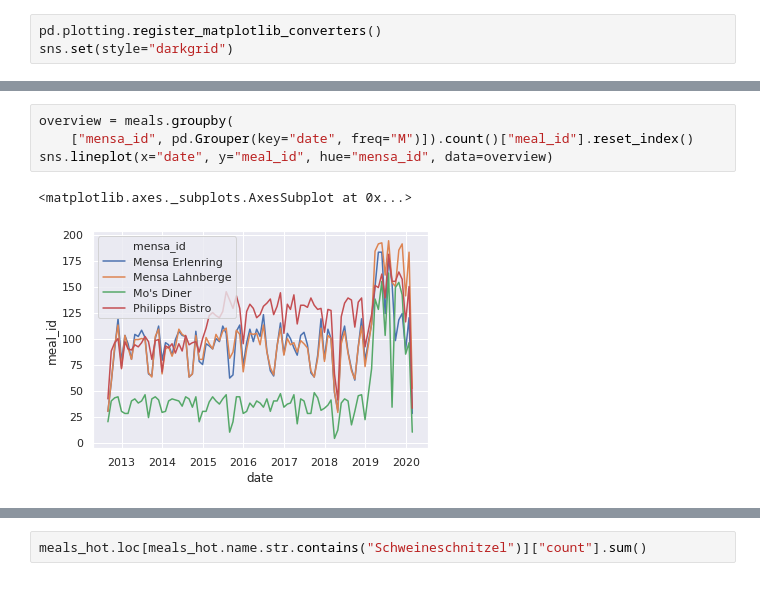
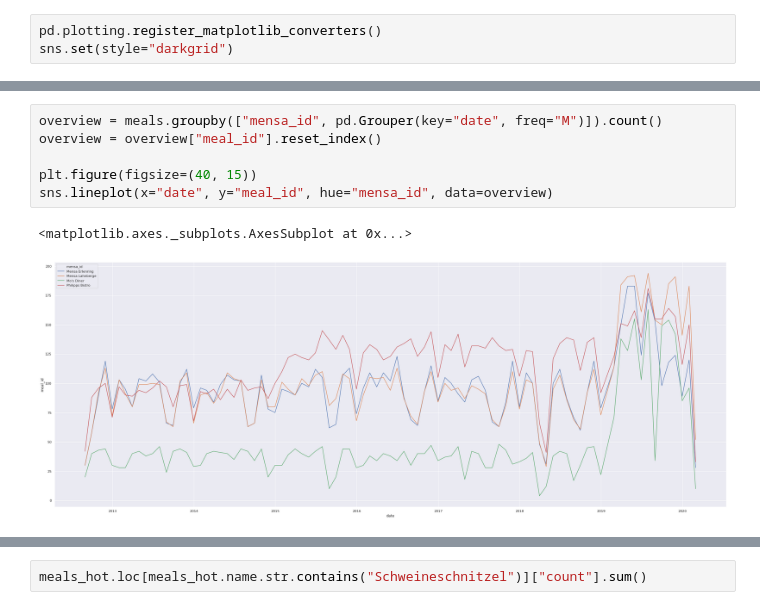
Before and after one commit to oxzi/about-mensa-mr, a Jupyter notebook: mensa_prices.ipynb, the cells around one changed output, grey strips where cells are left out. Cells and saved outputs as stored; diff of their text form.

```diff
--- a/mensa_prices.ipynb
+++ b/mensa_prices.ipynb
@@ -34,9 +41,11 @@ for old, new in category_aliases:
 # %%
-overview = meals.groupby(
-    ["mensa_id", pd.Grouper(key="date", freq="M")]).count()["meal_id"].reset_index()
+overview = meals.groupby(["mensa_id", pd.Grouper(key="date", freq="M")]).count()
+overview = overview["meal_id"].reset_index()
+
+plt.figure(figsize=(40, 15))
 sns.lineplot(x="date", y="meal_id", hue="mensa_id", data=overview)
 # %% [output]
 <matplotlib.axes._subplots.AxesSubplot at 0x...>
-[figure, old version]
+[figure, new version]
 # %%
 overview_cat = meals[meals.date >= "2018-01-01"].groupby(
```
Also changed, not shown: parts of 16 cells of this notebook.
